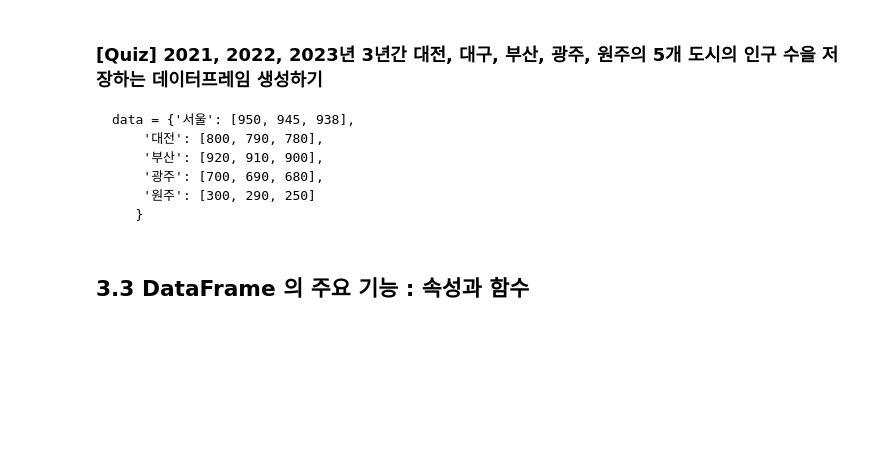
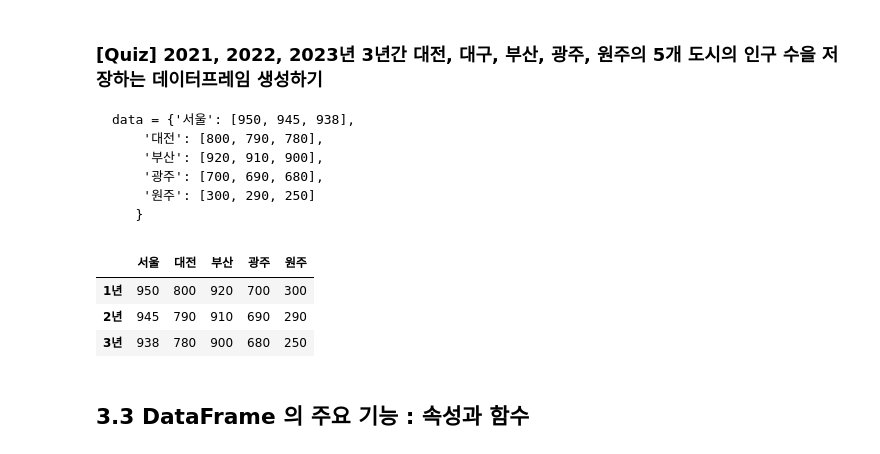
Before and after one commit to beginnerones/python_basic_3, a Jupyter notebook: ch05_update_class.ipynb, the cells around one changed output. Cells and saved outputs as stored; diff of their text form; code cells hidden in the pictures; blank space fills up the shorter version.

```diff
--- a/ch05_update_class.ipynb
+++ b/ch05_update_class.ipynb
@@ -610,3 +646,17 @@ korea = DataFrame
+# %%
+ data = {'서울': [950, 945, 938],
+        '대전': [800, 790, 780],
+        '부산': [920, 910, 900],
+        '광주': [700, 690, 680],
+        '원주': [300, 290, 250]
+       }
+korea = DataFrame(data = data,index = ['1년','2년','3년'])
+korea
+# %% [output]
+|  | 서울 | 대전 | 부산 | 광주 | 원주 |
+| 1년 | 950 | 800 | 920 | 700 | 300 |
+| 2년 | 945 | 790 | 910 | 690 | 290 |
+| 3년 | 938 | 780 | 900 | 680 | 250 |
 # %% [markdown]
 ## 3.3 DataFrame 의 주요 기능 : 속성과 함수
 # %% [markdown]
```
Also changed, not shown: parts of 6 cells of this notebook.
